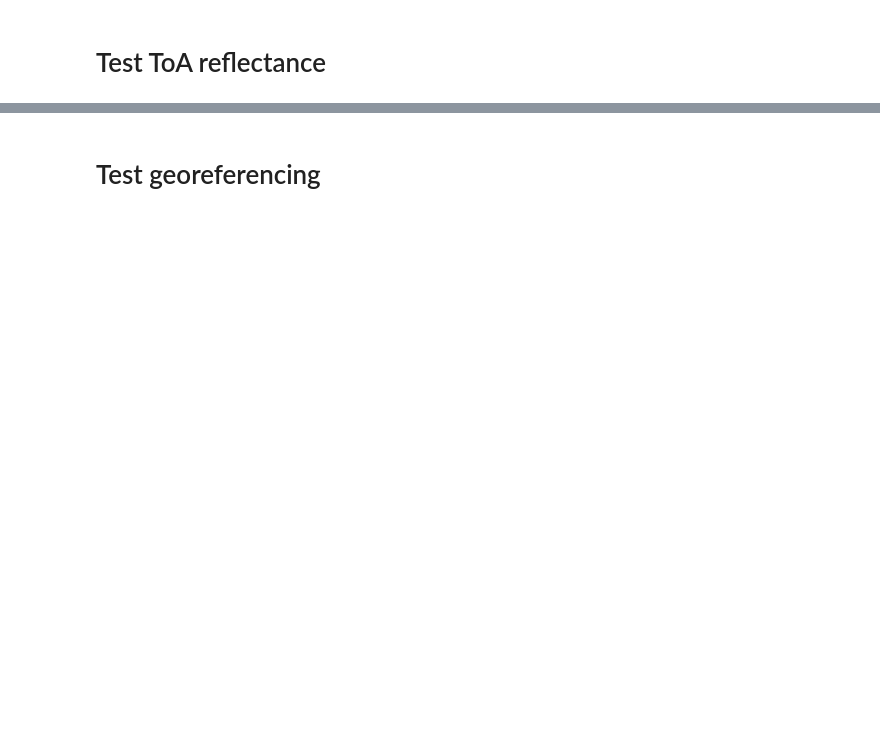
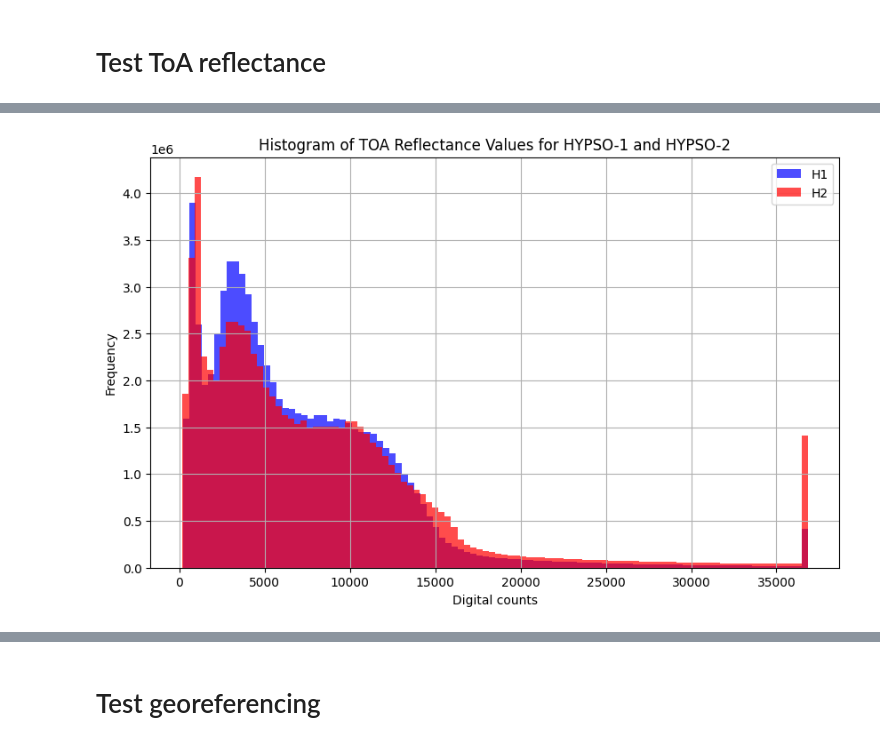
Before and after one commit to ariaalinejad/hypso-package, a Jupyter notebook: demo/demo_read_h2_wip.ipynb, the cells around one changed output, grey strips where cells are left out. Cells and saved outputs as stored; diff of their text form; code cells hidden in the pictures; blank space fills up the shorter version.

```diff
--- a/demo/demo_read_h2_wip.ipynb
+++ b/demo/demo_read_h2_wip.ipynb
@@ -125,0 +172,19 @@ plt.grid()
+# %%
+# compare number of pixels with each digital count H1 and H2
+
+# Flatten the data array to 1D for histogram plotting
+l1a_values_h1 = np.array(l1a_cube_h1).flatten()
+l1a_values_h2 = np.array(l1a_cube_h2).flatten()
+
+# Plot histogram
+plt.figure(figsize=(10, 6))
+plt.hist(l1a_values_h1, bins=100, color='blue', alpha=0.7)
+plt.hist(l1a_values_h2, bins=100, color='red', alpha=0.7)
+plt.title('Histogram of TOA Reflectance Values for HYPSO-1 and HYPSO-2')
+plt.legend(['H1', 'H2'])
+plt.xlabel('Digital counts')
+plt.ylabel('Frequency')
+plt.grid(True)
+plt.show()
+# %% [output]
+[figure, added]
```
Also changed, not shown: parts of 53 cells of this notebook, 10 other files.
